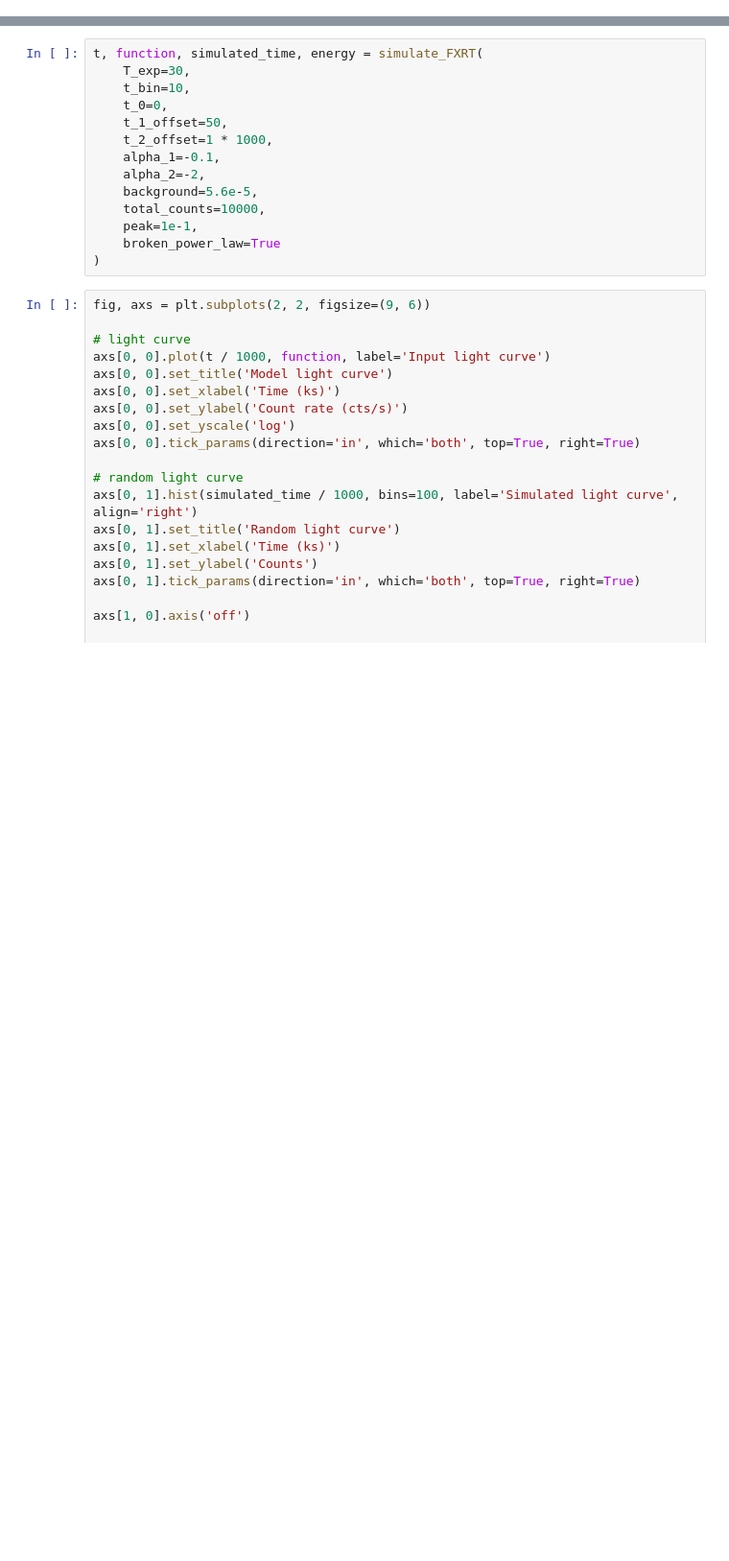
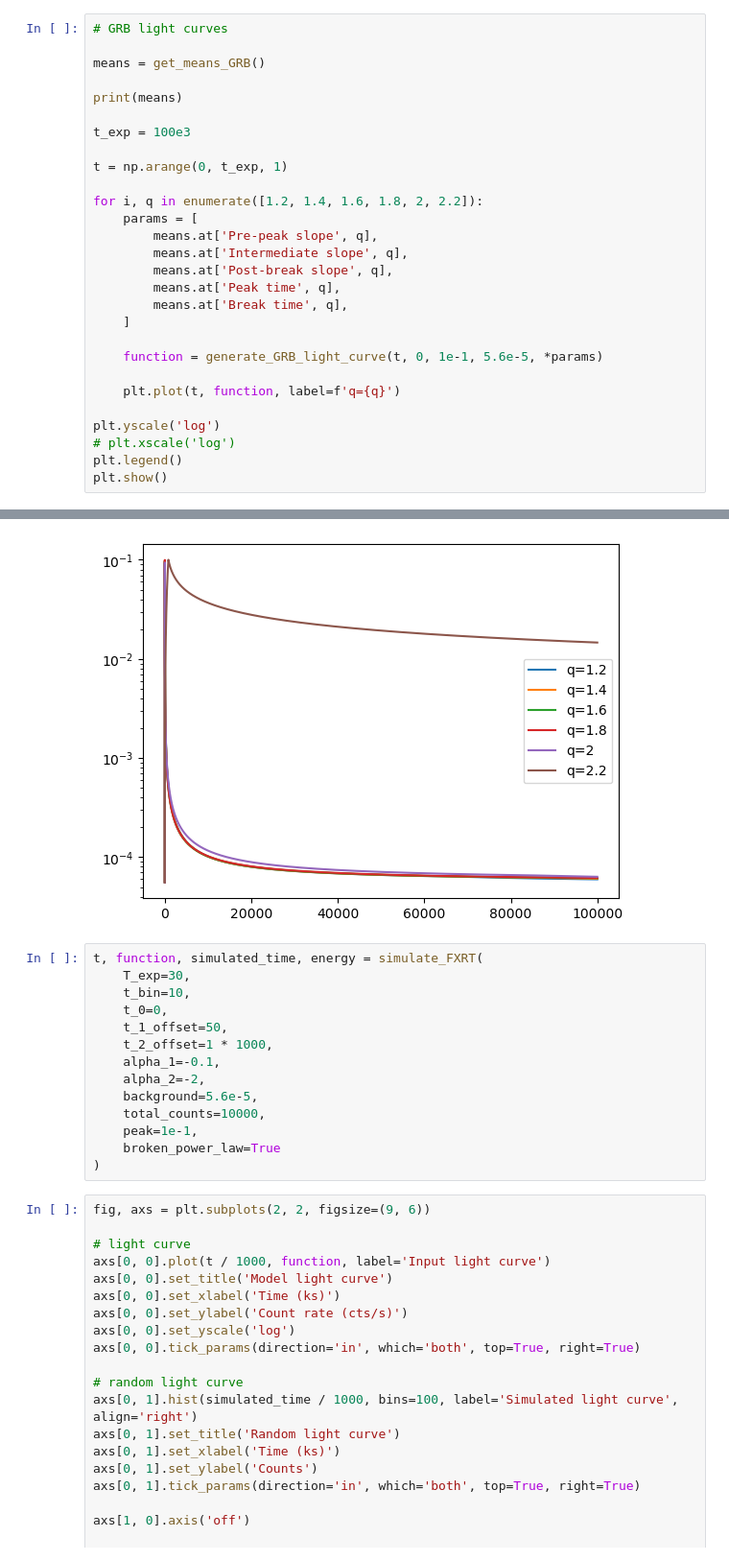
Before and after one commit to jessecrans/bachelor-internship, a Jupyter notebook: code/simulation/Simulations.ipynb, the cells around one changed output, grey strips where cells are left out. Shown: that part at 96% size. Saved outputs shown, nothing was run; the diff lists cells and outputs as text; blank space fills up the shorter version.

```diff
--- a/code/simulation/Simulations.ipynb
+++ b/code/simulation/Simulations.ipynb
@@ -15,0 +18,29 @@ from simulation_functions import *
+# %%
+# GRB light curves
+
+means = get_means_GRB()
+
+print(means)
+
+t_exp = 100e3
+
+t = np.arange(0, t_exp, 1)
+
+for i, q in enumerate([1.2, 1.4, 1.6, 1.8, 2, 2.2]):
+    params = [
+        means.at['Pre-peak slope', q],
+        means.at['Intermediate slope', q],
+        means.at['Post-break slope', q],
+        means.at['Peak time', q],
+        means.at['Break time', q],
+    ]
+
+    function = generate_GRB_light_curve(t, 0, 1e-1, 5.6e-5, *params)
+
+    plt.plot(t, function, label=f'q={q}')
+
+plt.yscale('log')
+# plt.xscale('log')
+plt.legend()
+plt.show()
+# %% [output]
@@ -16,3 +64,4 @@ from simulation_functions import *
+[figure, added]
 # %%
 t, function, simulated_time, energy = simulate_FXRT(
     T_exp=30,
```
Also changed, not shown: parts of 6 cells of this notebook, 23 other files.
